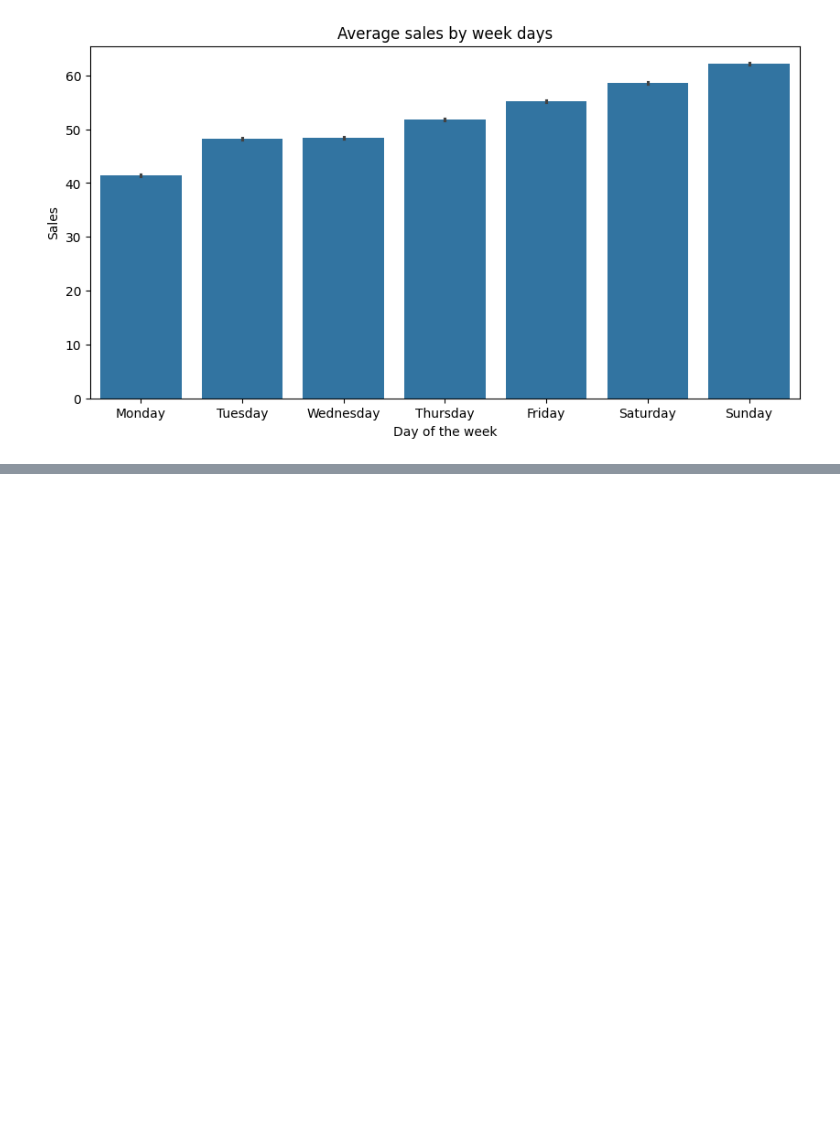
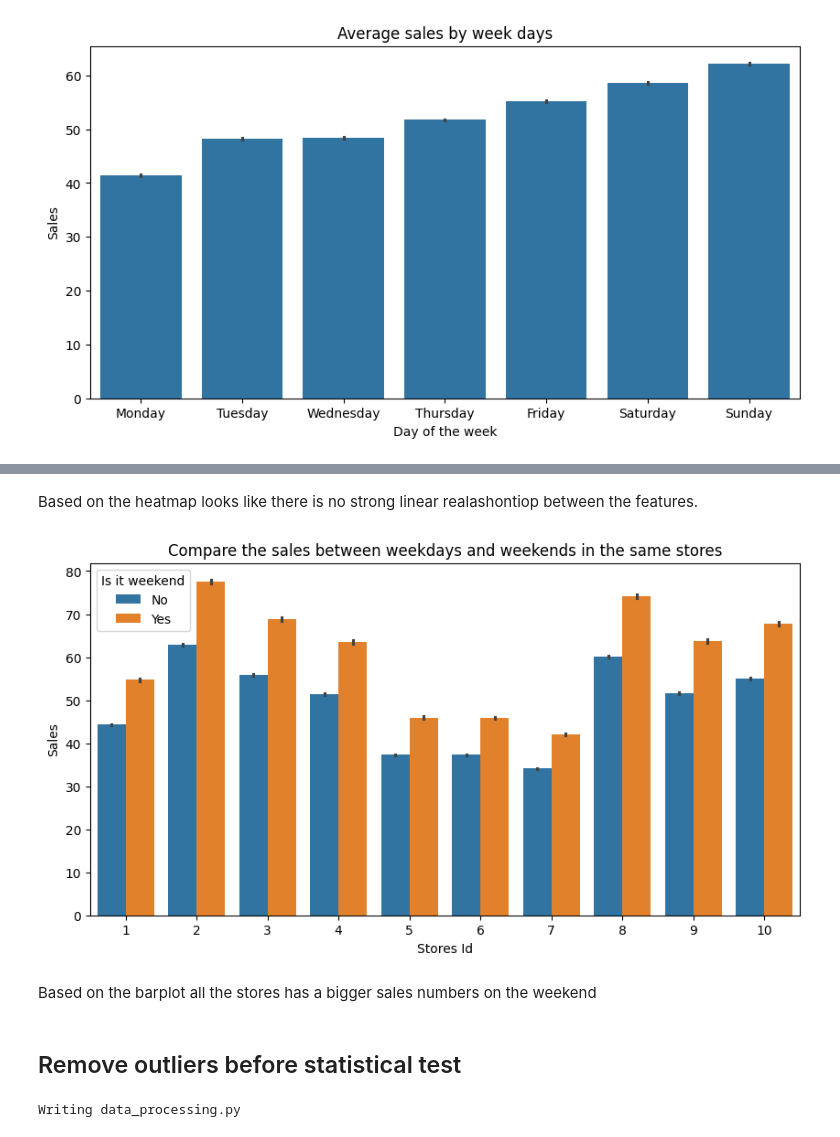
Before and after one commit to DanielSzakacs/ML-Sales-Demand-Forecasting-MLOps, a Jupyter notebook: notebooks/Eda.ipynb, the cells around one changed output, grey strips where cells are left out. Cells and saved outputs as stored; diff of their text form; code cells hidden in the pictures; blank space fills up the shorter version.

```diff
--- a/notebooks/Eda.ipynb
+++ b/notebooks/Eda.ipynb
@@ -118,0 +130,52 @@ plt.show()
+# %% [markdown]
+Based on the heatmap looks like there is no strong linear realashontiop between the features.
+# %%
+legend_label=["No", "Yes"]
+
+plt.figure(figsize=(10,5))
+ax = sns.barplot(x="store", y="sales", data=df, hue="is_weekend")
+
+h, l = ax.get_legend_handles_labels()
+ax.legend(h, legend_label, title="Is it weekend")
+
+plt.title("Compare the sales between weekdays and weekends in the same stores")
+plt.xlabel("Stores Id")
+plt.ylabel("Sales")
+
+plt.show()
+# %% [output]
+[figure, added]
+# %% [markdown]
+Based on the barplot all the stores has a bigger sales numbers on the weekend
+# %% [markdown]
+## Remove outliers before statistical test
+# %%
+%%writefile data_processing.py
+
+import pandas as pd
+
+def remove_outliers_iqr(columns: list, data: pd.DataFrame) -> pd.DataFrame:
+  """
+    Removes outliers from the specified columns of a DataFrame using the IQR method.
+
+    The function calculates the interquartile range (IQR) for the given columns and
+    removes rows where values are outside the lower and upper bounds
+    (Q1 - 1.5 * IQR and Q3 + 1.5 * IQR).
+
+    Args:
+        columns (list): List of column names from which outliers should be removed.
+        df (pd.DataFrame): The DataFrame containing the data.
+
+    Returns:
+        pd.DataFrame: A new DataFrame with outliers removed from the specified columns.
+    """
+  Q1 = data[columns].quantile(0.25)
+  Q3 = data[columns].quantile(0.75)
+  IQR = Q3 - Q1
+  lower_bound = Q1 - 1.5 * IQR
+  upper_bound = Q3 + 1.5 * IQR
+
+  mask = (data[columns] >= lower_bound) & (data[columns] <= upper_bound)
+  return data[mask.all(axis=1)].copy()
+# %% [output]
+Writing data_processing.py
```
Also changed, not shown: parts of 6 cells of this notebook, 1 other file.
